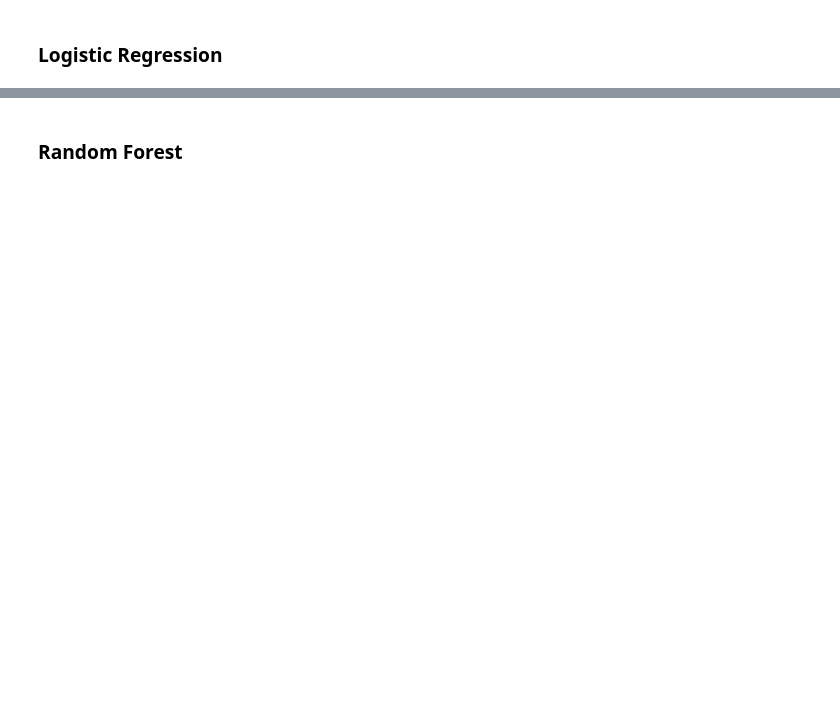
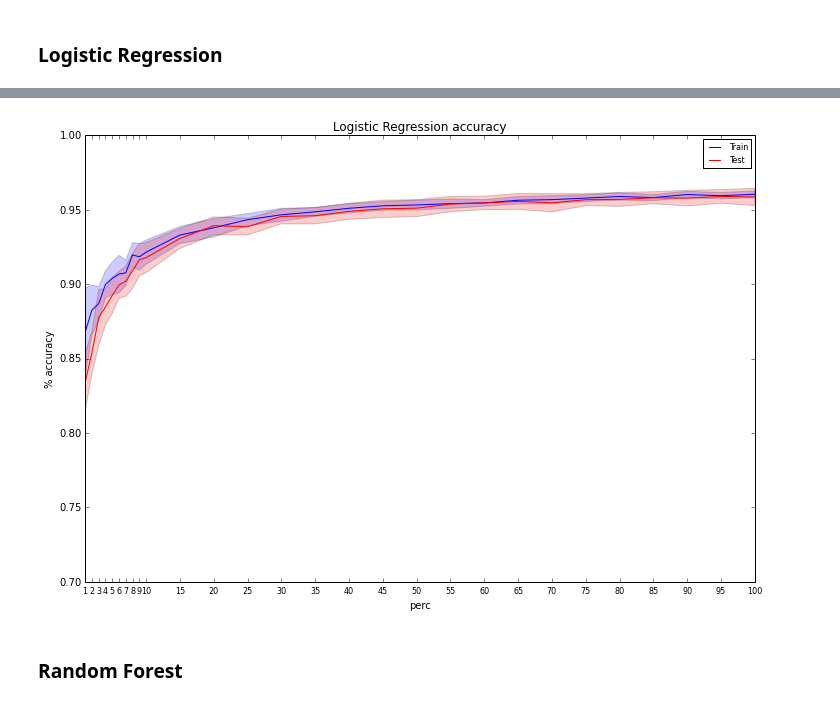
Before and after one commit to byucsl/ogcleaner, a Jupyter notebook: validation/notebooks/Model Comparison.ipynb, the cells around one changed output, grey strips where cells are left out. Saved outputs shown, nothing was run; the diff lists cells and outputs as text; code cells hidden in the pictures; blank space fills up the shorter version.

```diff
--- a/validation/notebooks/Model Comparison.ipynb
+++ b/validation/notebooks/Model Comparison.ipynb
@@ -304,0 +191,2 @@ accuracy_score( lr_preds, y_test )
+# %%
+lr_acc_train, lr_acc_test = bootstrap( sdata, LogisticRegression )
@@ -305,2 +211,7 @@ accuracy_score( lr_preds, y_test )
+# %%
+gen_plot( "Logistic Regression", lr_acc_train, lr_acc_test, y_lim_min = 0.7 )
+plt.show()
+# %% [output]
+[figure, added]
 # %% [markdown]
 ### Random Forest
```
Also changed, not shown: parts of 29 cells of this notebook.
